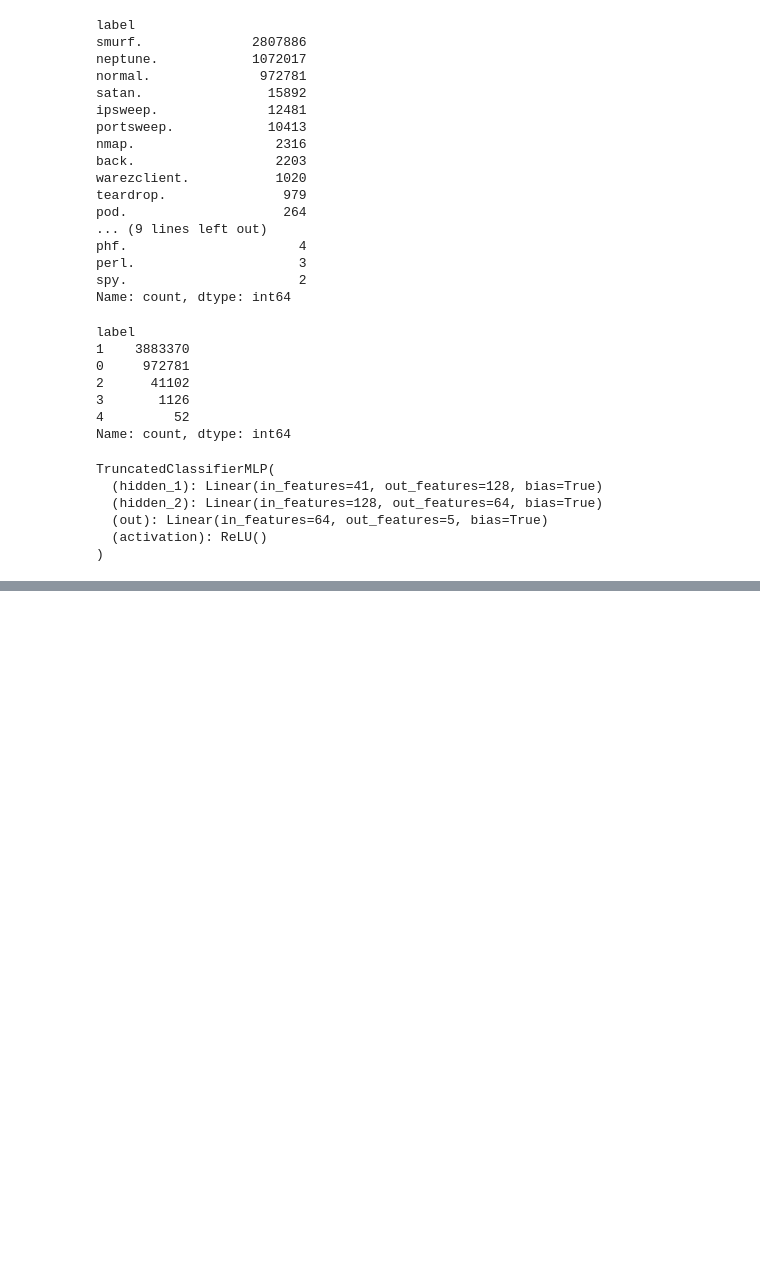
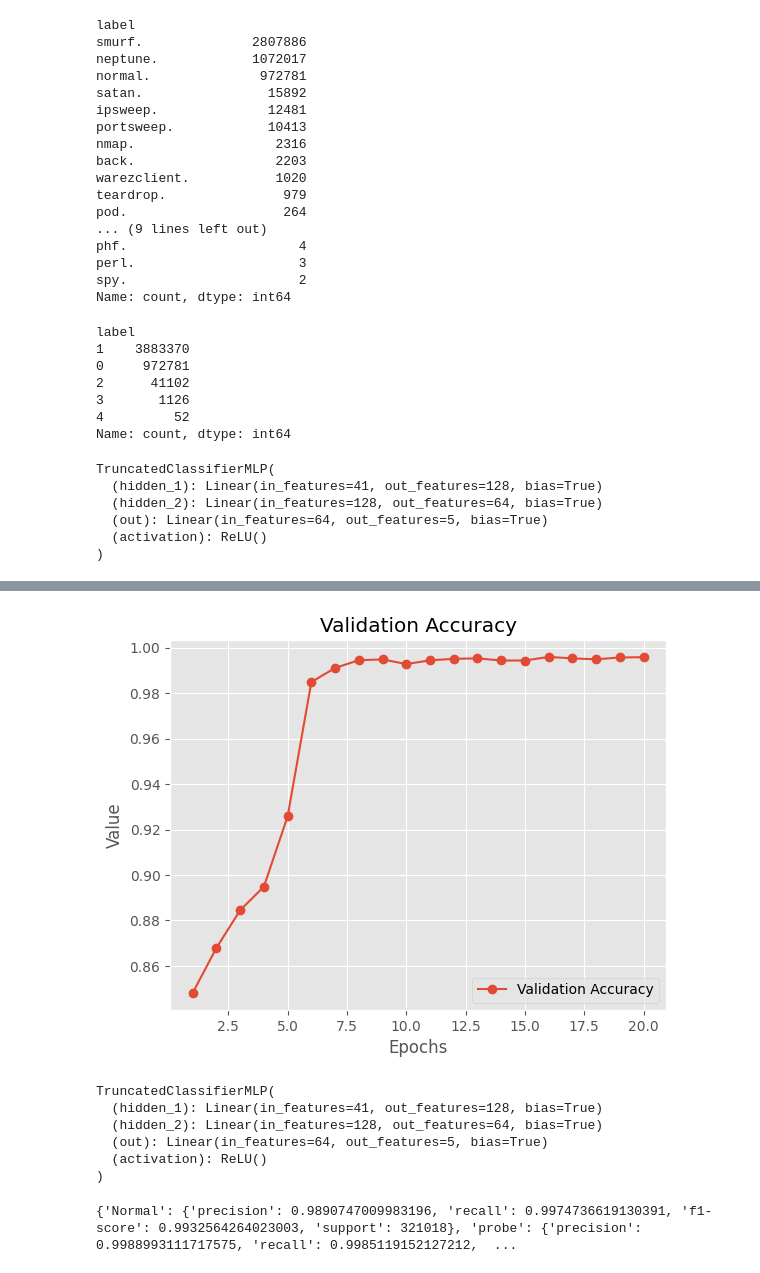
Before and after one commit to ashimdahal/zero_day_ATTACK_detection, a Jupyter notebook: cyber-innovations-lab-on-kdd-dataset.ipynb, the cells around one changed output, grey strips where cells are left out. Saved outputs shown, nothing was run; the diff lists cells and outputs as text; code cells hidden in the pictures; blank space fills up the shorter version.

```diff
--- a/cyber-innovations-lab-on-kdd-dataset.ipynb
+++ b/cyber-innovations-lab-on-kdd-dataset.ipynb
@@ -839,12 +875,27 @@ plt.grid(True)
 # %%
-plt.plot(epochs, val_acc_weighted_values, label='Validation Accuracy', marker='o', linestyle='-')
+plt.plot(epochs, val_acc_values, label='Validation Accuracy', marker='o', linestyle='-')
 plt.xlabel('Epochs')
 plt.ylabel('Value')
 plt.title('Validation Accuracy')
 plt.legend()
 
 # Show the plot
 plt.grid(True)
+plt.savefig('graphs/validation_acc_truncated.png', dpi=300)
+# %% [output]
+[figure, added]
+# %%
+truncated_model = TruncatedClassifierMLP(activation, input_dim, hidden_1, hidden_2, output_dim)
+to_device(truncated_model, device)
+truncated_model.load_state_dict(torch.load('/kaggle/working/models/model_truncated.pth'))
+truncated_model.eval()
+# %% [output]
+TruncatedClassifierMLP(
+  (hidden_1): Linear(in_features=41, out_features=128, bias=True)
+  (hidden_2): Linear(in_features=128, out_features=64, bias=True)
+  (out): Linear(in_features=64, out_features=5, bias=True)
+  (activation): ReLU()
+)
 # %%
 y_pred = truncated_model(X_test.to(device))
 y_preds = torch.argmax(y_pred, axis = 1).to('cpu').detach().numpy()
@@ -853,3 +904,13 @@ print(classification_report(y_test, y_preds, zero_division=1))
+# %%
+report = classification_report(y_test, y_preds, zero_division=1, target_names=category_mapping_truncated, output_dict=True)
+report_df = pd.DataFrame(report).transpose()
+report_df = report_df.round(4)
+# Save the DataFrame as a CSV file
+report_df.to_csv('classification_reports/classification_truncated.csv', index=True)
+
+print(report)
+# %% [output]
+{'Normal': {'precision': 0.9890747009983196, 'recall': 0.9974736619130391, 'f1-score': 0.9932564264023003, 'support': 321018}, 'probe': {'precision': 0.9988993111717575, 'recall': 0.9985119152127212,  ...
 # %%
 confusion = confusion_matrix(y_test, y_preds)
 
```
Also changed, not shown: parts of 42 cells of this notebook.
